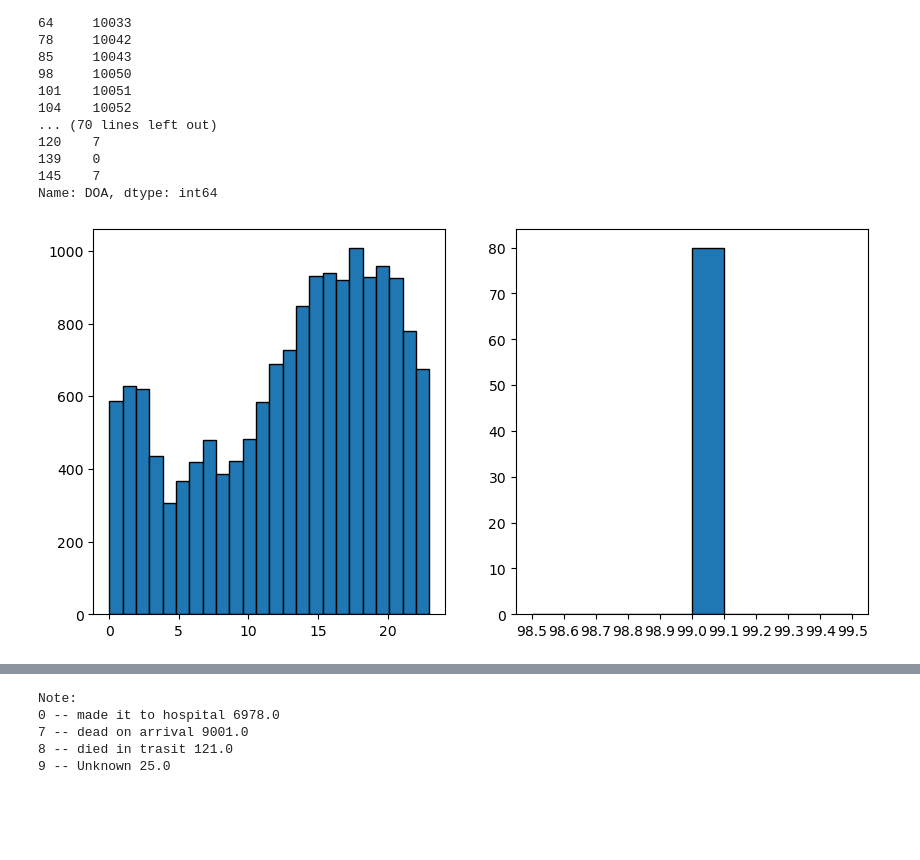
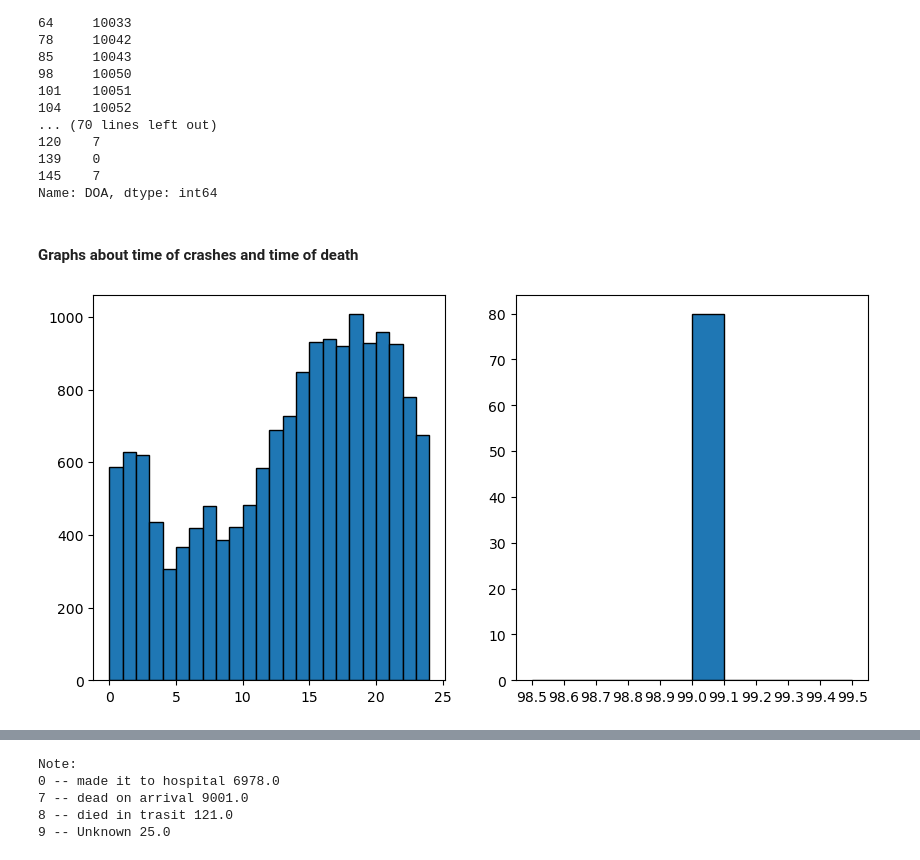
Before and after one commit to braxtonhaynie/IE565_applied_data_science, a Jupyter notebook: parse_data.ipynb, the cells around one changed output, grey strips where cells are left out. Cells and saved outputs as stored; diff of their text form; code cells hidden in the pictures; blank space fills up the shorter version.

```diff
--- a/parse_data.ipynb
+++ b/parse_data.ipynb
@@ -43,19 +40,19 @@ print(df['DOA'][0:20]) # dead on arrival
 139    0
 145    7
 Name: DOA, dtype: int64
+# %% [markdown]
+#### Graphs about time of crashes and time of death
 # %%
 # create graph to display time of day crash occurred
 df_hour = df['HOUR']
-df_hour = df_hour.loc[df_hour[:] <= 24] # dropout unknown crash times to get cleaner histogram
-# df_hour['HOUR'].plot.hist(bins=24)
-# df_unknown_hour = df.loc[df['HOUR'] > 24]
-# df_unknown_hour['HOUR'].plot.hist(bins=24)
+df_hour = df_hour.loc[df_hour <= 24] # dropout unknown crash times to get cleaner histogram
+
 df_unknown_hour = df['HOUR']
-df_unknown_hour = df_unknown_hour.loc[df_unknown_hour[:] > 24]
+df_unknown_hour = df_unknown_hour.loc[df_unknown_hour > 24]
 
 fig,ax = plt.subplots(1,2, figsize=(10,5))
-ax[0].hist(df_hour, 24,edgecolor = "black")
+ax[0].hist(df_hour, range(0,25),edgecolor = "black")
 _,bins,_ = ax[1].hist(df_unknown_hour, edgecolor="black")
 ax[1].set_xticks(bins);
 # %% [output]
-[figure, old version]
+[figure, new version]
```
Also changed, not shown: parts of 8 cells of this notebook.
